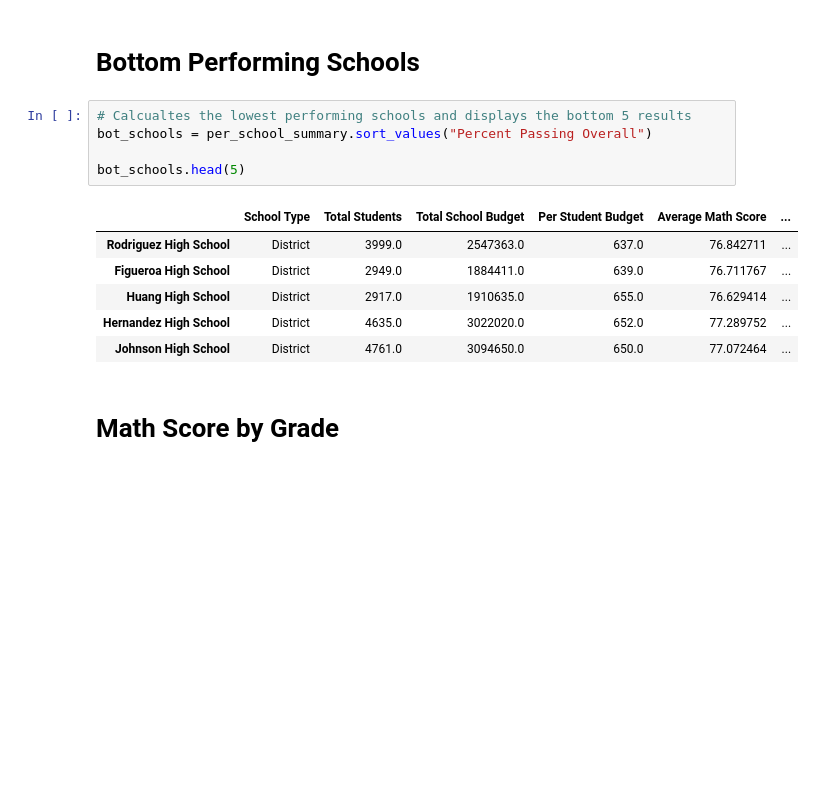
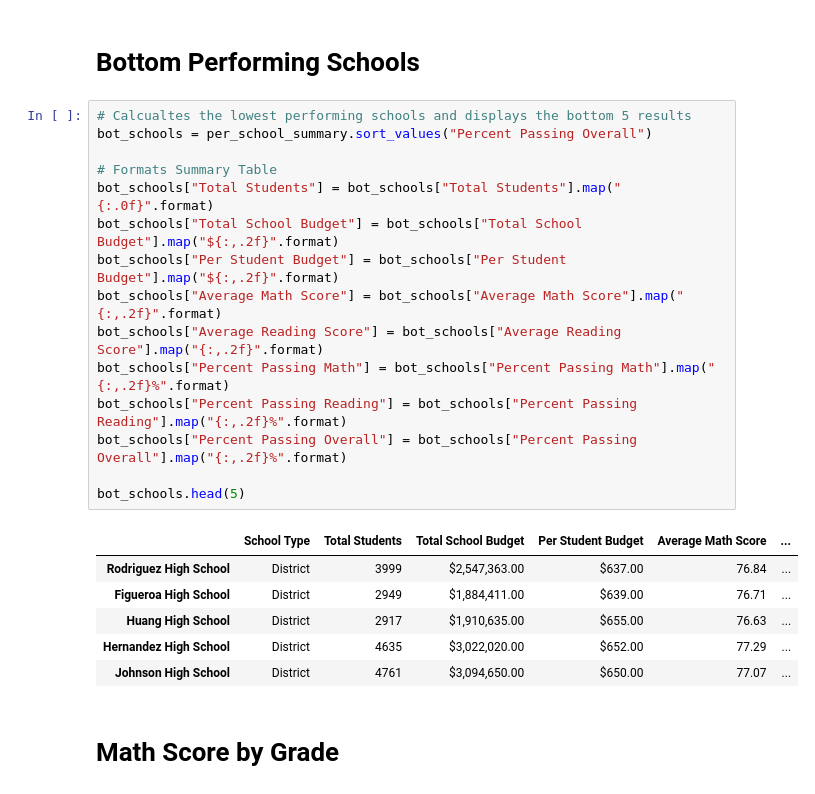
Before and after one commit to Wheezyotter/pandas-challenge, a Jupyter notebook: PyCitySchools/PyCitySchools.ipynb, the cells around one changed output. Saved outputs shown, nothing was run; the diff lists cells and outputs as text; blank space fills up the shorter version.

```diff
--- a/PyCitySchools/PyCitySchools.ipynb
+++ b/PyCitySchools/PyCitySchools.ipynb
@@ -159,17 +177,27 @@ top_schools.head(5)
 # %% [markdown]
 # Bottom Performing Schools
-# %%
-# Calcualtes the lowest performing schools and displays the bottom 5 results
-bot_schools = per_school_summary.sort_values("Percent Passing Overall")
-
-bot_schools.head(5)
-# %% [output]
-|  | School Type | Total Students | Total School Budget | Per Student Budget | Average Math Score | ... |
-| Rodriguez High School | District | 3999.0 | 2547363.0 | 637.0 | 76.842711 | ... |
-| Figueroa High School | District | 2949.0 | 1884411.0 | 639.0 | 76.711767 | ... |
-| Huang High School | District | 2917.0 | 1910635.0 | 655.0 | 76.629414 | ... |
-| Hernandez High School | District | 4635.0 | 3022020.0 | 652.0 | 77.289752 | ... |
-| Johnson High School | District | 4761.0 | 3094650.0 | 650.0 | 77.072464 | ... |
+# %%
+# Calcualtes the lowest performing schools and displays the bottom 5 results
+bot_schools = per_school_summary.sort_values("Percent Passing Overall")
+
+# Formats Summary Table
+bot_schools["Total Students"] = bot_schools["Total Students"].map("{:.0f}".format)
+bot_schools["Total School Budget"] = bot_schools["Total School Budget"].map("${:,.2f}".format)
+bot_schools["Per Student Budget"] = bot_schools["Per Student Budget"].map("${:,.2f}".format)
+bot_schools["Average Math Score"] = bot_schools["Average Math Score"].map("{:,.2f}".format)
+bot_schools["Average Reading Score"] = bot_schools["Average Reading Score"].map("{:,.2f}".format)
+bot_schools["Percent Passing Math"] = bot_schools["Percent Passing Math"].map("{:,.2f}%".format)
+bot_schools["Percent Passing Reading"] = bot_schools["Percent Passing Reading"].map("{:,.2f}%".format)
+bot_schools["Percent Passing Overall"] = bot_schools["Percent Passing Overall"].map("{:,.2f}%".format)
+
+bot_schools.head(5)
+# %% [output]
+|  | School Type | Total Students | Total School Budget | Per Student Budget | Average Math Score | ... |
+| Rodriguez High School | District | 3999 | $2,547,363.00 | $637.00 | 76.84 | ... |
+| Figueroa High School | District | 2949 | $1,884,411.00 | $639.00 | 76.71 | ... |
+| Huang High School | District | 2917 | $1,910,635.00 | $655.00 | 76.63 | ... |
+| Hernandez High School | District | 4635 | $3,022,020.00 | $652.00 | 77.29 | ... |
+| Johnson High School | District | 4761 | $3,094,650.00 | $650.00 | 77.07 | ... |
 # %% [markdown]
 # Math Score by Grade
 # %%
```
Also changed, not shown: parts of 4 cells of this notebook.
